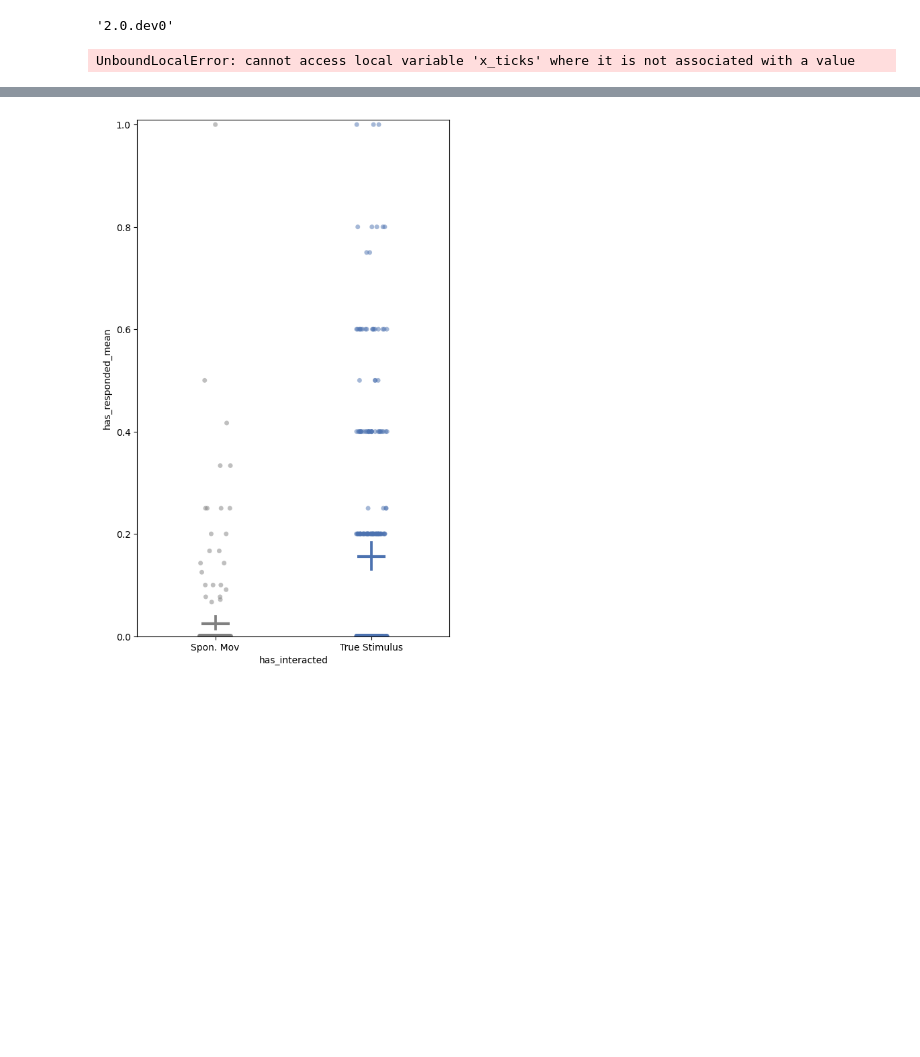
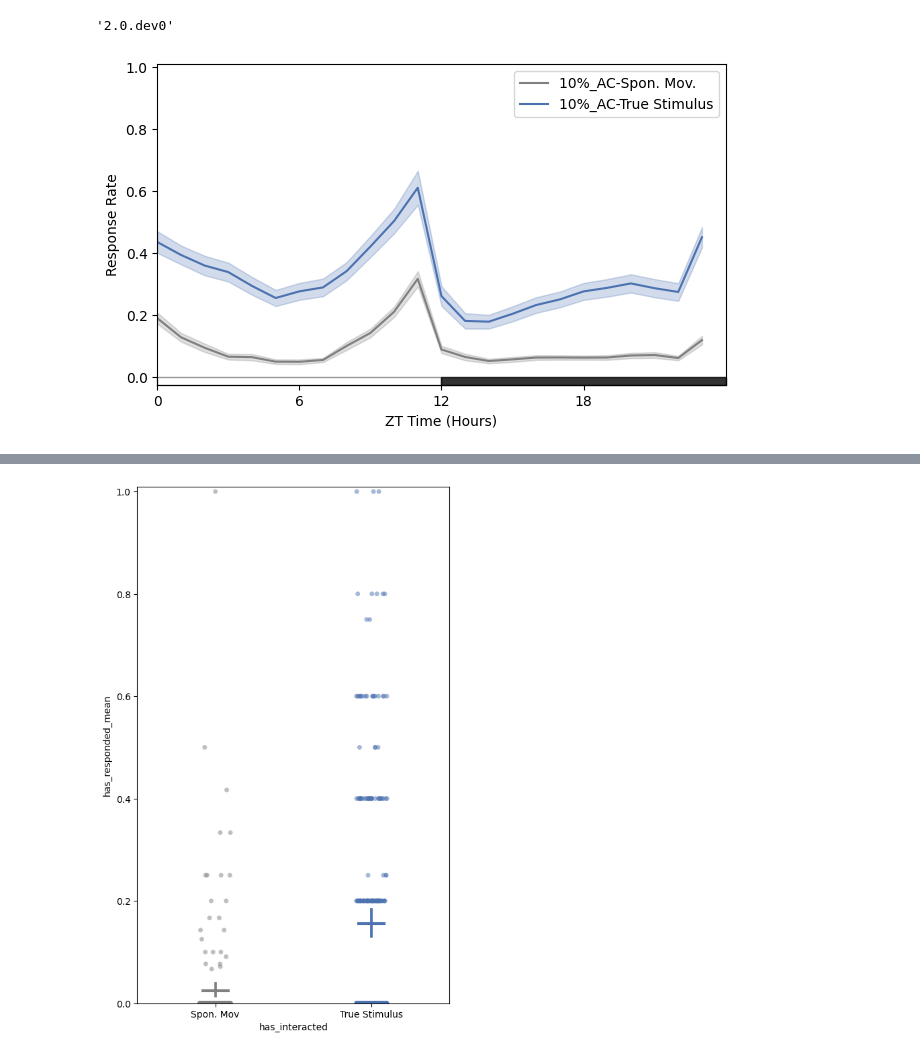
Before and after one commit to gilestrolab/ethoscopy, a Jupyter notebook: tutorial_notebook/test_response.ipynb, the cells around one changed output, grey strips where cells are left out. Saved outputs shown, nothing was run; the diff lists cells and outputs as text; code cells hidden in the pictures; blank space fills up the shorter version.

Commit message:
refactored and added plot_response_overtime to plotly and seaborn

```diff
--- a/tutorial_notebook/test_response.ipynb
+++ b/tutorial_notebook/test_response.ipynb
@@ -40,4 +40,10 @@ etho.__version__
 # df.meta['exp'] = df.meta['odour'] + '-' + df.meta['rest']
 # fargs =  ['air-first day', 'air-second day']#, 'air-third day', 'air-fourth day', 'air-fifth day', '5% AA-first day', '5% AA-second day', '5% AA-third day', '5% AA-fourth day', '5% AA-fifth day']
 # df.canvas
+# %%
+df = pd.read_pickle('/home/lab/Desktop/test_ago_hmm/pickles/acv_response_data.pkl')
+pdf = pd.read_pickle('/home/lab/Desktop/test_ago_hmm/pickles/acv_response_puff.pkl')
+df = etho.behavpy(df, df.meta)
+pdfs = etho.behavpy(pdf, pdf.meta, check = True, canvas = 'seaborn')
+pdfp = etho.behavpy(pdf, pdf.meta, check = True, canvas = 'plotly')
 # %%
@@ -54,0 +64,4 @@ tpdf = pdf.xmv('date', '2024-03-14')
+# %%
+pdfs.plot_response_overtime(t_bin_hours=1, wrapped = True, facet_col = 'type');
+# %% [output]
+[figure, added]
@@ -170,5 +176,2 @@ def plot_response_over_activity(df, mov_df, activity, variable = 'moving', respo
 # %%
-x = plot_response_over_activity(tpdf, tdf, activity = 'inactive', variable = 'moving', facet_col = 'machine_name', facet_arg = None, facet_labels = None, title = '', t_column = 't', grids = False);
-x
+# x = pdfs.plot_response_over_activity(df, activity = 'inactive', variable = 'moving', facet_col = 'machine_name', facet_arg = None, facet_labels = None, title = '', t_column = 't', grids = False);
-# %% [output]
-UnboundLocalError: cannot access local variable 'x_ticks' where it is not associated with a value
```
Also changed, not shown: parts of 8 cells of this notebook, 5 other files.
